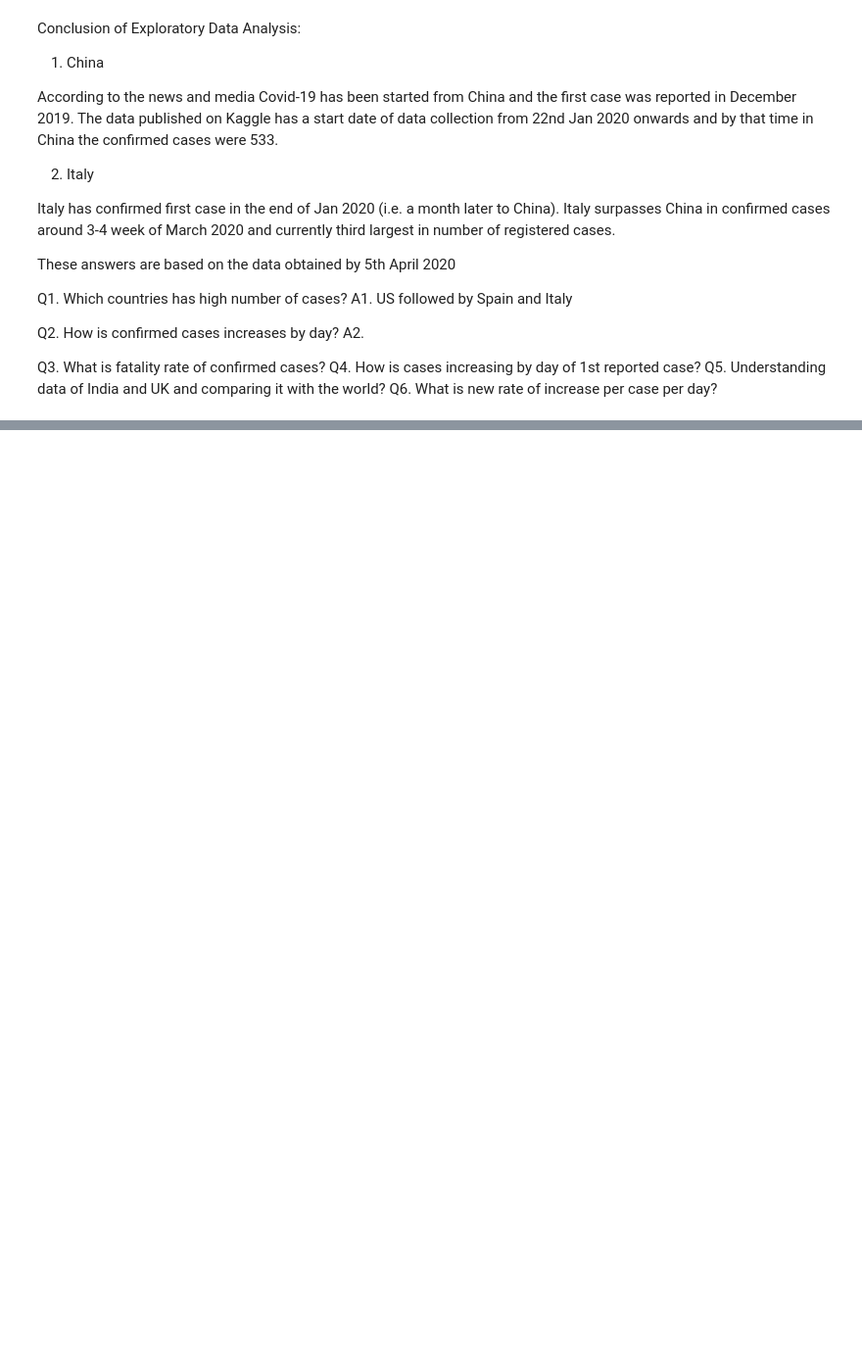
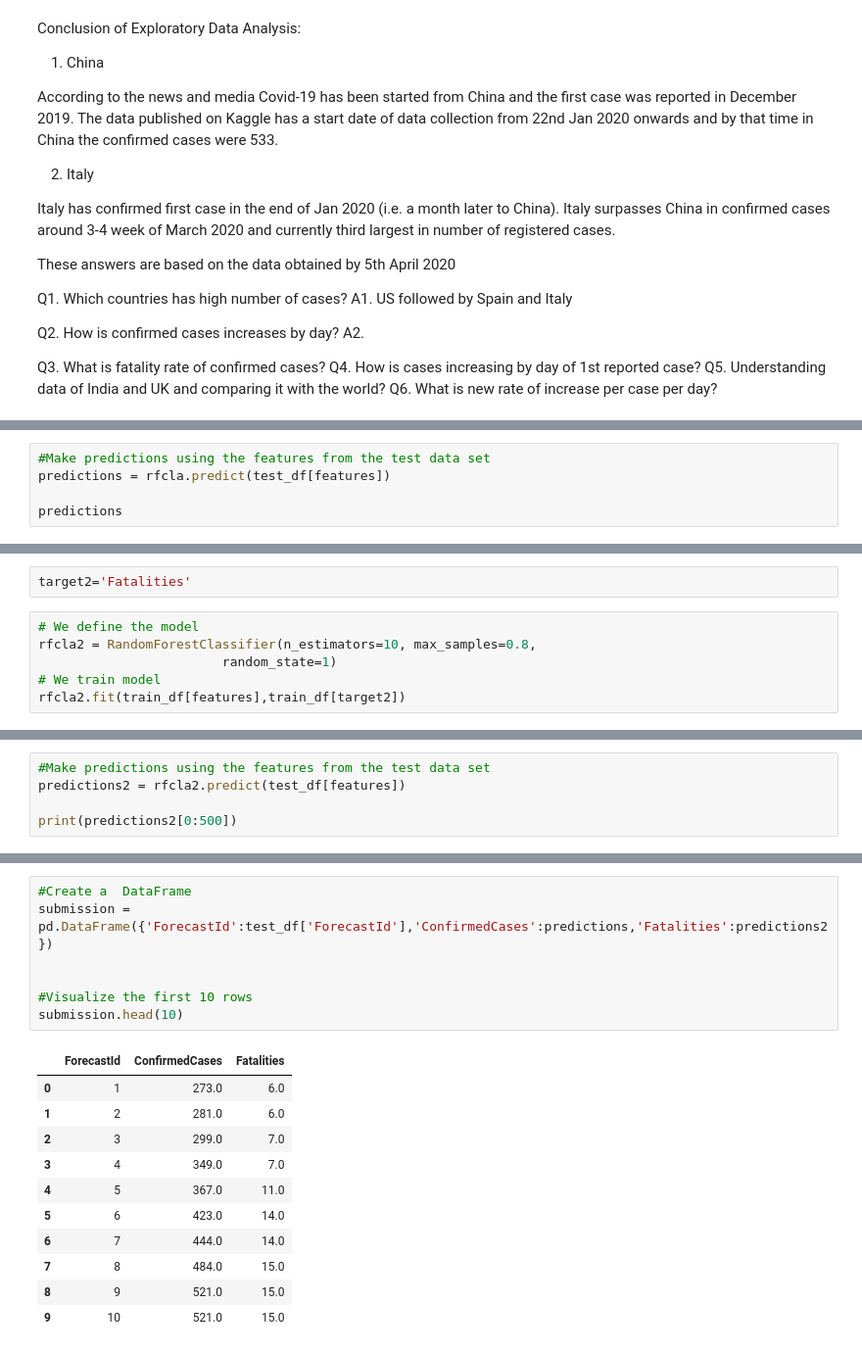
Before and after one commit to theclassofai/COVID_19, a Jupyter notebook: Covid_19_Analysis_Week4.ipynb, the cells around one changed output, grey strips where cells are left out. Shown at 98% size. Drawn from its saved outputs; the diff is of its cells as text; blank space fills up the shorter version.

```diff
--- a/Covid_19_Analysis_Week4.ipynb
+++ b/Covid_19_Analysis_Week4.ipynb
@@ -576,0 +649,5 @@ Q6. What is new rate of increase per case per day?
+# %%
+#Make predictions using the features from the test data set
+predictions = rfcla.predict(test_df[features])
+
+predictions
@@ -576,0 +656,8 @@ Q6. What is new rate of increase per case per day?
+# %%
+target2='Fatalities'
+# %%
+# We define the model
+rfcla2 = RandomForestClassifier(n_estimators=10, max_samples=0.8,
+                        random_state=1)
+# We train model
+rfcla2.fit(train_df[features],train_df[target2])
@@ -576,0 +673,5 @@ Q6. What is new rate of increase per case per day?
+# %%
+#Make predictions using the features from the test data set
+predictions2 = rfcla2.predict(test_df[features])
+
+print(predictions2[0:500])
@@ -576,0 +696,19 @@ Q6. What is new rate of increase per case per day?
+# %%
+#Create a  DataFrame
+submission = pd.DataFrame({'ForecastId':test_df['ForecastId'],'ConfirmedCases':predictions,'Fatalities':predictions2})
+
+
+#Visualize the first 10 rows
+submission.head(10)
+# %% [output]
+|  | ForecastId | ConfirmedCases | Fatalities |
+| 0 | 1 | 273.0 | 6.0 |
+| 1 | 2 | 281.0 | 6.0 |
+| 2 | 3 | 299.0 | 7.0 |
+| 3 | 4 | 349.0 | 7.0 |
+| 4 | 5 | 367.0 | 11.0 |
+| 5 | 6 | 423.0 | 14.0 |
+| 6 | 7 | 444.0 | 14.0 |
+| 7 | 8 | 484.0 | 15.0 |
+| 8 | 9 | 521.0 | 15.0 |
+| 9 | 10 | 521.0 | 15.0 |
```
Also changed, not shown: parts of 40 cells of this notebook.
